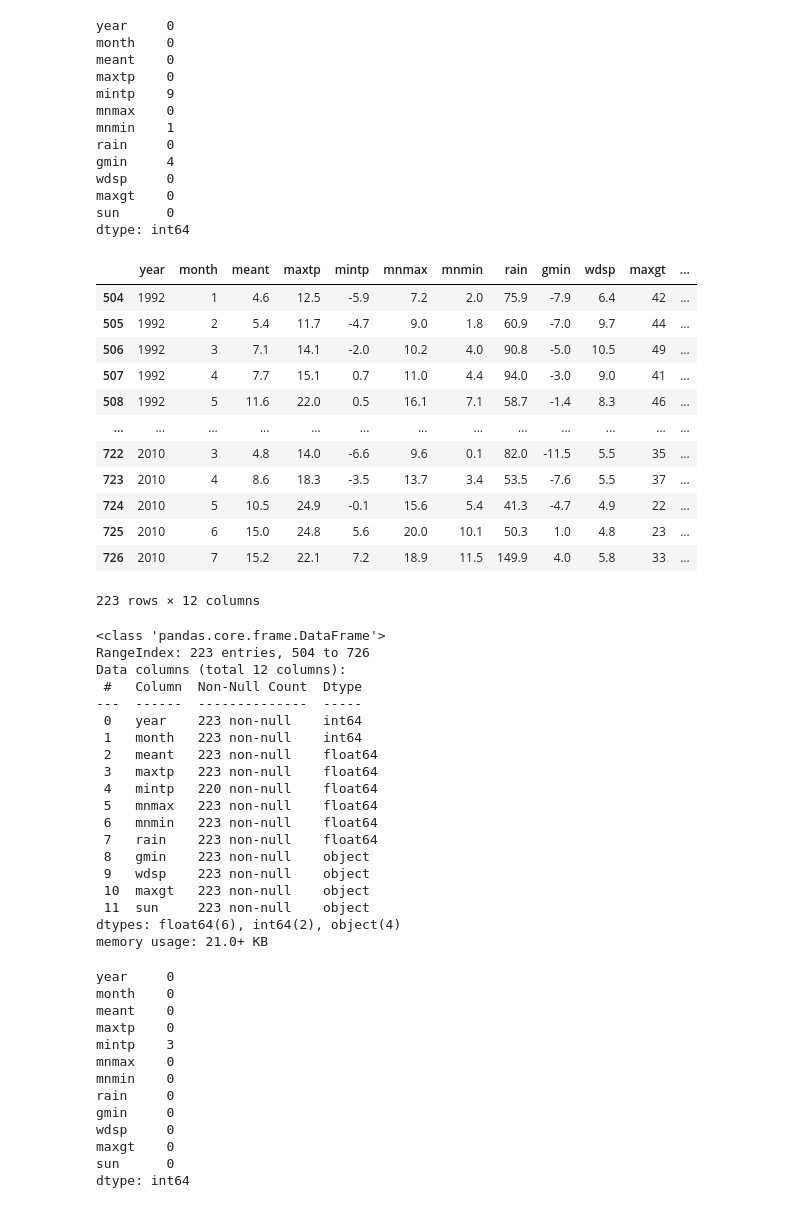
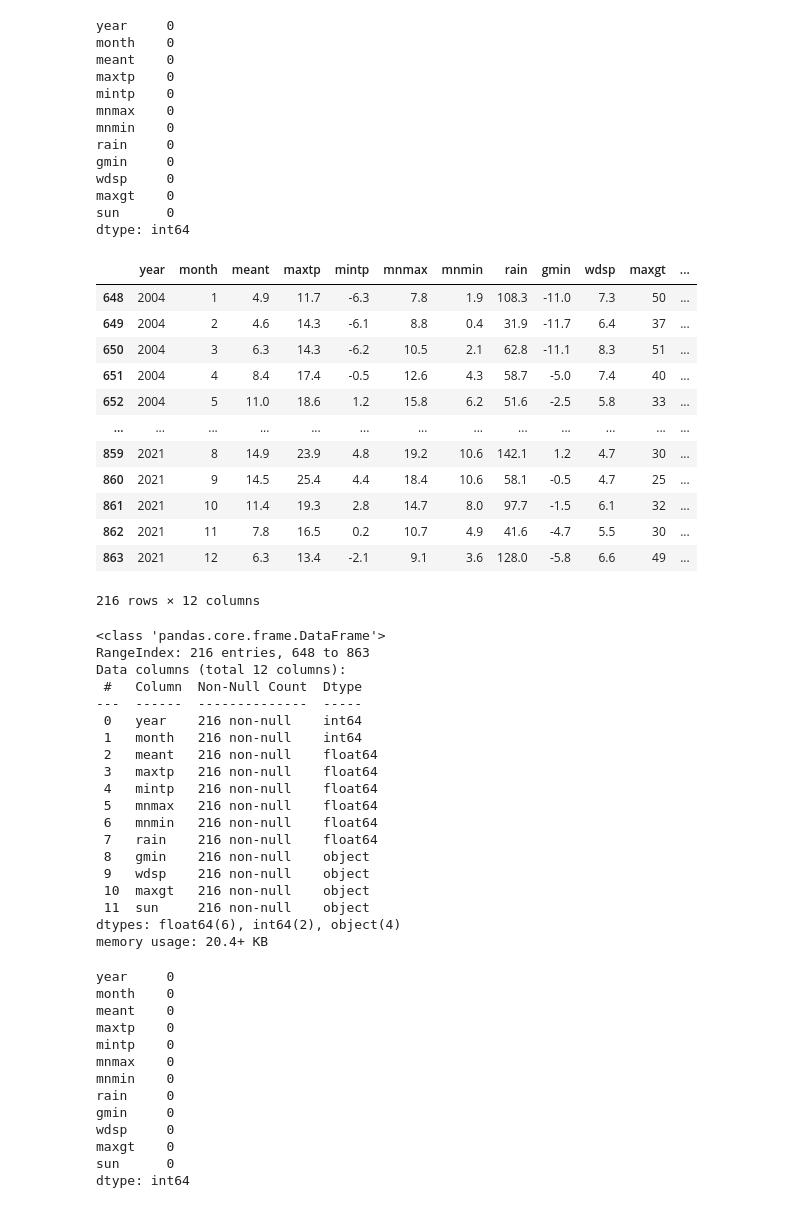
Before and after one commit to AidanR8/UCDPA_aidanreilly, a Jupyter notebook: Importing Data and Cleaning - Westmeath.ipynb, the cells around one changed output. Drawn from its saved outputs; the diff is of its cells as text; code cells hidden in the pictures.

Commit message:
Changes to all Datasets and working on float v str/obj and null values investigation

```diff
--- a/Importing Data and Cleaning - Westmeath.ipynb
+++ b/Importing Data and Cleaning - Westmeath.ipynb
@@ -47,0 +13,9 @@ memory usage: 81.9+ KB
+# %%
+import pandas as pd
+import numpy as np
+
+#skiprows=19 will skip first 19 lines and try to read from 20th line
+WestmeathMonthlydf = pd.read_csv('C:/Users./BYO User/UCD Data Project/Downloads for Data Project/WestmeathMonthly.csv', skiprows=19)  ## pandas as pd
+
+#print the data frame
+WestmeathMonthlydf
@@ -64,54 +74,54 @@ year     0
 month    0
 meant    0
 maxtp    0
-mintp    9
+mintp    0
 mnmax    0
-mnmin    1
+mnmin    0
 rain     0
-gmin     4
+gmin     0
 wdsp     0
 maxgt    0
 sun      0
 dtype: int64
 # %%
-WestmeathMonthly = WestmeathMonthlydf.loc[504:726]
+WestmeathMonthly = WestmeathMonthlydf.loc[648:863]
 WestmeathMonthly
 # %% [output]
 |  | year | month | meant | maxtp | mintp | mnmax | mnmin | rain | gmin | wdsp | maxgt | ... |
-| 504 | 1992 | 1 | 4.6 | 12.5 | -5.9 | 7.2 | 2.0 | 75.9 | -7.9 | 6.4 | 42 | ... |
-| 505 | 1992 | 2 | 5.4 | 11.7 | -4.7 | 9.0 | 1.8 | 60.9 | -7.0 | 9.7 | 44 | ... |
-| 506 | 1992 | 3 | 7.1 | 14.1 | -2.0 | 10.2 | 4.0 | 90.8 | -5.0 | 10.5 | 49 | ... |
-| 507 | 1992 | 4 | 7.7 | 15.1 | 0.7 | 11.0 | 4.4 | 94.0 | -3.0 | 9.0 | 41 | ... |
-| 508 | 1992 | 5 | 11.6 | 22.0 | 0.5 | 16.1 | 7.1 | 58.7 | -1.4 | 8.3 | 46 | ... |
+| 648 | 2004 | 1 | 4.9 | 11.7 | -6.3 | 7.8 | 1.9 | 108.3 | -11.0 | 7.3 | 50 | ... |
+| 649 | 2004 | 2 | 4.6 | 14.3 | -6.1 | 8.8 | 0.4 | 31.9 | -11.7 | 6.4 | 37 | ... |
+| 650 | 2004 | 3 | 6.3 | 14.3 | -6.2 | 10.5 | 2.1 | 62.8 | -11.1 | 8.3 | 51 | ... |
+| 651 | 2004 | 4 | 8.4 | 17.4 | -0.5 | 12.6 | 4.3 | 58.7 | -5.0 | 7.4 | 40 | ... |
+| 652 | 2004 | 5 | 11.0 | 18.6 | 1.2 | 15.8 | 6.2 | 51.6 | -2.5 | 5.8 | 33 | ... |
 | ... | ... | ... | ... | ... | ... | ... | ... | ... | ... | ... | ... | ... |
-| 722 | 2010 | 3 | 4.8 | 14.0 | -6.6 | 9.6 | 0.1 | 82.0 | -11.5 | 5.5 | 35 | ... |
-| 723 | 2010 | 4 | 8.6 | 18.3 | -3.5 | 13.7 | 3.4 | 53.5 | -7.6 | 5.5 | 37 | ... |
-| 724 | 2010 | 5 | 10.5 | 24.9 | -0.1 | 15.6 | 5.4 | 41.3 | -4.7 | 4.9 | 22 | ... |
-| 725 | 2010 | 6 | 15.0 | 24.8 | 5.6 | 20.0 | 10.1 | 50.3 | 1.0 | 4.8 | 23 | ... |
-| 726 | 2010 | 7 | 15.2 | 22.1 | 7.2 | 18.9 | 11.5 | 149.9 | 4.0 | 5.8 | 33 | ... |
+| 859 | 2021 | 8 | 14.9 | 23.9 | 4.8 | 19.2 | 10.6 | 142.1 | 1.2 | 4.7 | 30 | ... |
+| 860 | 2021 | 9 | 14.5 | 25.4 | 4.4 | 18.4 | 10.6 | 58.1 | -0.5 | 4.7 | 25 | ... |
+| 861 | 2021 | 10 | 11.4 | 19.3 | 2.8 | 14.7 | 8.0 | 97.7 | -1.5 | 6.1 | 32 | ... |
+| 862 | 2021 | 11 | 7.8 | 16.5 | 0.2 | 10.7 | 4.9 | 41.6 | -4.7 | 5.5 | 30 | ... |
+| 863 | 2021 | 12 | 6.3 | 13.4 | -2.1 | 9.1 | 3.6 | 128.0 | -5.8 | 6.6 | 49 | ... |
-223 rows × 12 columns
+216 rows × 12 columns
 # %%
 WestmeathMonthly.info()
 # %% [output]
 <class 'pandas.core.frame.DataFrame'>
-RangeIndex: 223 entries, 504 to 726
+RangeIndex: 216 entries, 648 to 863
 Data columns (total 12 columns):
  #   Column  Non-Null Count  Dtype
 ---  ------  --------------  -----
- 0   year    223 non-null    int64
- 1   month   223 non-null    int64
- 2   meant   223 non-null    float64
- 3   maxtp   223 non-null    float64
- 4   mintp   220 non-null    float64
- 5   mnmax   223 non-null    float64
- 6   mnmin   223 non-null    float64
- 7   rain    223 non-null    float64
- 8   gmin    223 non-null    object
- 9   wdsp    223 non-null    object
- 10  maxgt   223 non-null    object
- 11  sun     223 non-null    object
+ 0   year    216 non-null    int64
+ 1   month   216 non-null    int64
+ 2   meant   216 non-null    float64
+ 3   maxtp   216 non-null    float64
+ 4   mintp   216 non-null    float64
+ 5   mnmax   216 non-null    float64
+ 6   mnmin   216 non-null    float64
+ 7   rain    216 non-null    float64
+ 8   gmin    216 non-null    object
+ 9   wdsp    216 non-null    object
+ 10  maxgt   216 non-null    object
+ 11  sun     216 non-null    object
 dtypes: float64(6), int64(2), object(4)
-memory usage: 21.0+ KB
+memory usage: 20.4+ KB
 # %%
 WestmeathMonthly.isna().sum()
 # %% [output]
@@ -119,7 +129,7 @@ year     0
 month    0
 meant    0
 maxtp    0
-mintp    3
+mintp    0
 mnmax    0
 mnmin    0
 rain     0
```
Also changed, not shown: parts of 10 cells of this notebook, 1 other file.
